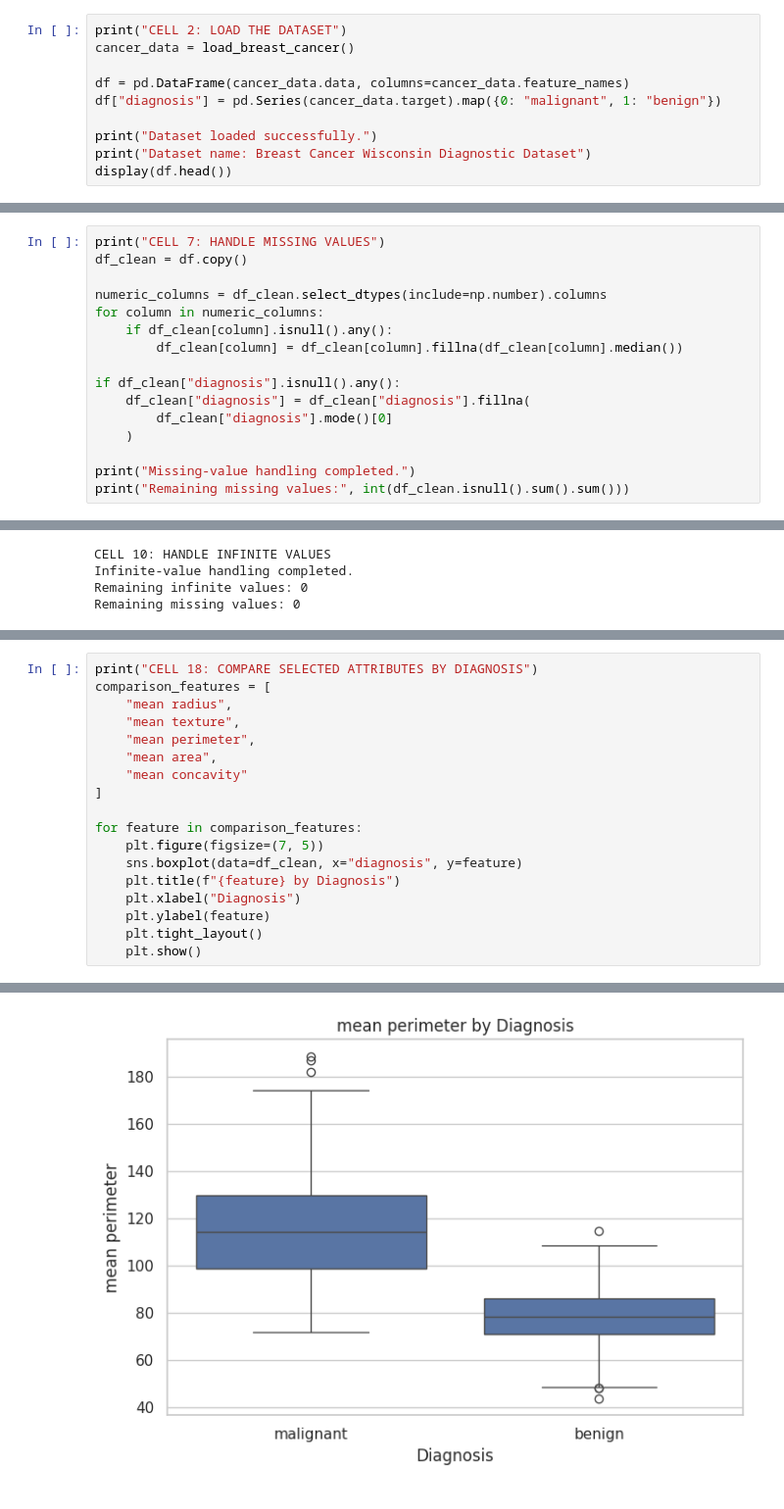
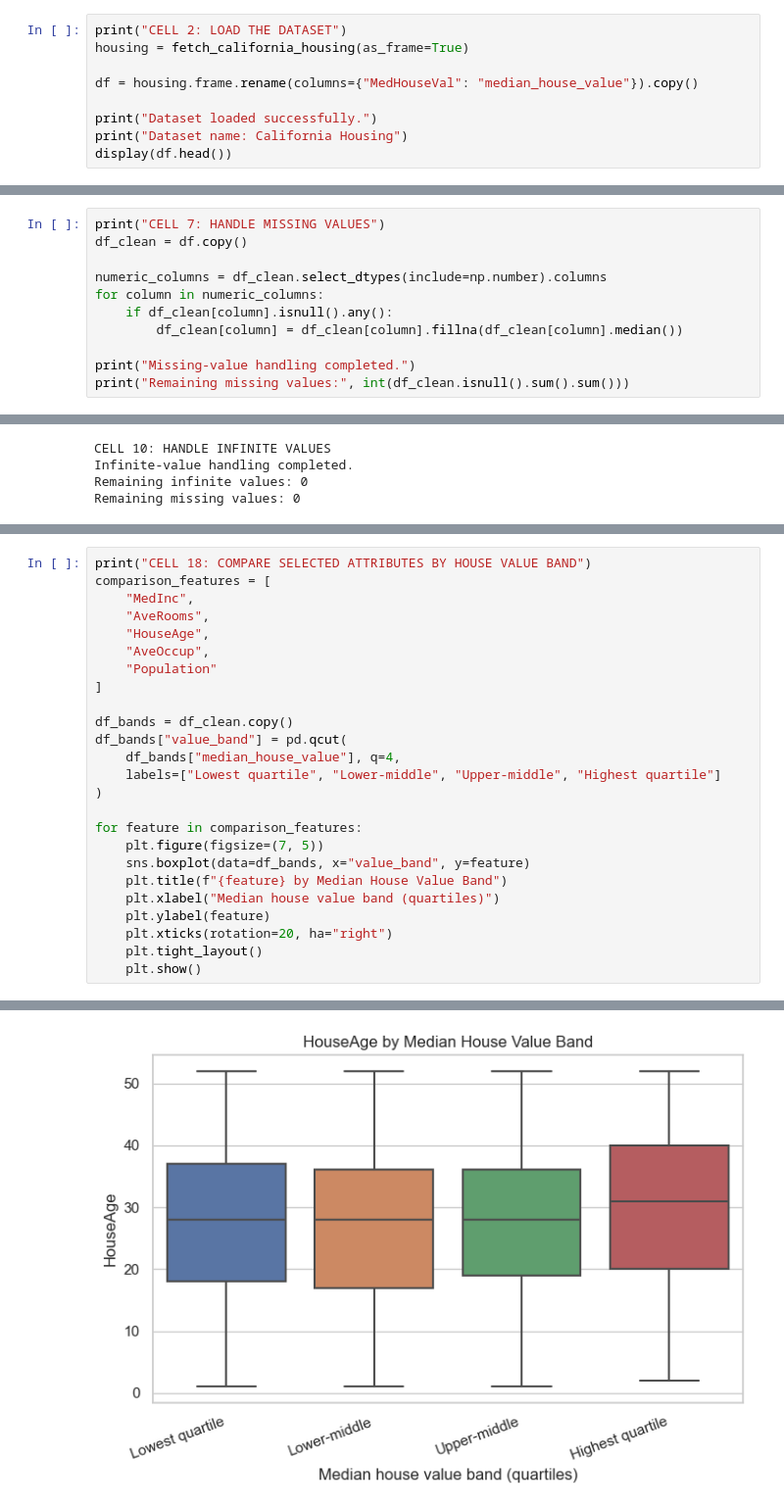
Before and after one commit to nadhikari48742/MSCS_634_ProjectDeliverable_1, a Jupyter notebook: Deliverable_1_Data_Collection_Cleaning_Exploration.ipynb, the cells around one changed output, grey strips where cells are left out. Shown at 98% size. Saved outputs shown, nothing was run; the diff lists cells and outputs as text.

```diff
--- a/Deliverable_1_Data_Collection_Cleaning_Exploration.ipynb
+++ b/Deliverable_1_Data_Collection_Cleaning_Exploration.ipynb
@@ -15,13 +15,12 @@ pd.set_option("display.width", 120)
 CELL 1: IMPORT LIBRARIES
 # %%
 print("CELL 2: LOAD THE DATASET")
-cancer_data = load_breast_cancer()
+housing = fetch_california_housing(as_frame=True)
 
-df = pd.DataFrame(cancer_data.data, columns=cancer_data.feature_names)
-df["diagnosis"] = pd.Series(cancer_data.target).map({0: "malignant", 1: "benign"})
+df = housing.frame.rename(columns={"MedHouseVal": "median_house_value"}).copy()
 
 print("Dataset loaded successfully.")
-print("Dataset name: Breast Cancer Wisconsin Diagnostic Dataset")
+print("Dataset name: California Housing")
 display(df.head())
 # %% [output]
 CELL 2: LOAD THE DATASET
@@ -148,11 +133,6 @@ for column in numeric_columns:
     if df_clean[column].isnull().any():
         df_clean[column] = df_clean[column].fillna(df_clean[column].median())
 
-if df_clean["diagnosis"].isnull().any():
-    df_clean["diagnosis"] = df_clean["diagnosis"].fillna(
-        df_clean["diagnosis"].mode()[0]
-    )
-
 print("Missing-value handling completed.")
 print("Remaining missing values:", int(df_clean.isnull().sum().sum()))
 # %% [output]
@@ -426,19 +378,26 @@ CELL 17: IDENTIFY STRONG FEATURE RELATIONSHIPS
 # %%
-print("CELL 18: COMPARE SELECTED ATTRIBUTES BY DIAGNOSIS")
+print("CELL 18: COMPARE SELECTED ATTRIBUTES BY HOUSE VALUE BAND")
 comparison_features = [
-    "mean radius",
-    "mean texture",
-    "mean perimeter",
-    "mean area",
-    "mean concavity"
+    "MedInc",
+    "AveRooms",
+    "HouseAge",
+    "AveOccup",
+    "Population"
 ]
+
+df_bands = df_clean.copy()
+df_bands["value_band"] = pd.qcut(
+    df_bands["median_house_value"], q=4,
+    labels=["Lowest quartile", "Lower-middle", "Upper-middle", "Highest quartile"]
+)
 
 for feature in comparison_features:
     plt.figure(figsize=(7, 5))
-    sns.boxplot(data=df_clean, x="diagnosis", y=feature)
-    plt.title(f"{feature} by Diagnosis")
-    plt.xlabel("Diagnosis")
+    sns.boxplot(data=df_bands, x="value_band", y=feature)
+    plt.title(f"{feature} by Median House Value Band")
+    plt.xlabel("Median house value band (quartiles)")
     plt.ylabel(feature)
+    plt.xticks(rotation=20, ha="right")
     plt.tight_layout()
     plt.show()
 # %% [output]
@@ -448 +407 @@ CELL 18: COMPARE SELECTED ATTRIBUTES BY DIAGNOSIS
-[figure, old version]
+[figure, new version]
```
Also changed, not shown: parts of 20 cells of this notebook, 3 other files.
